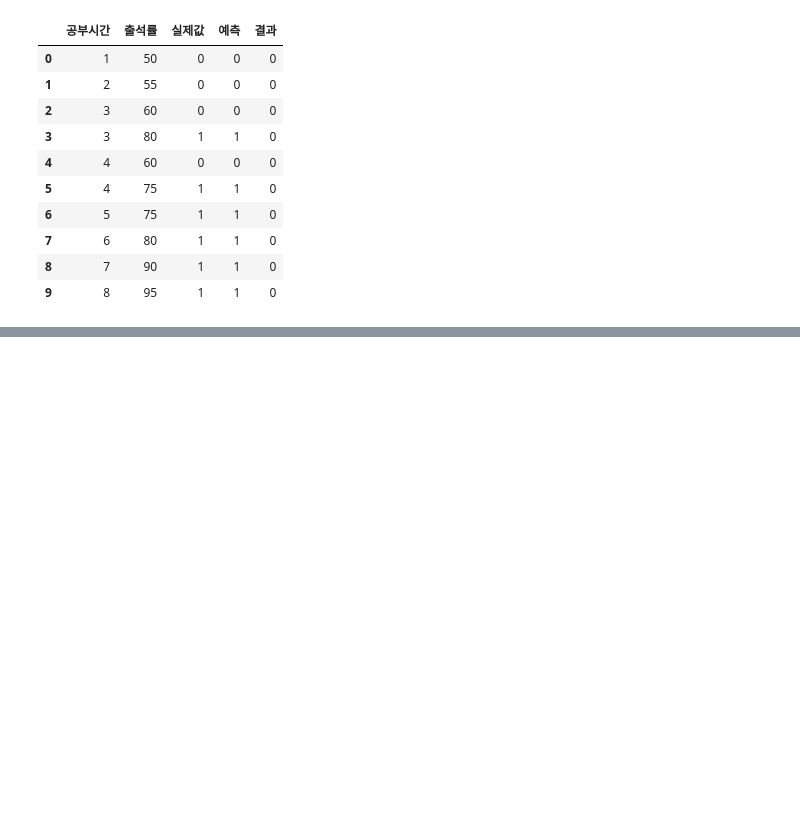
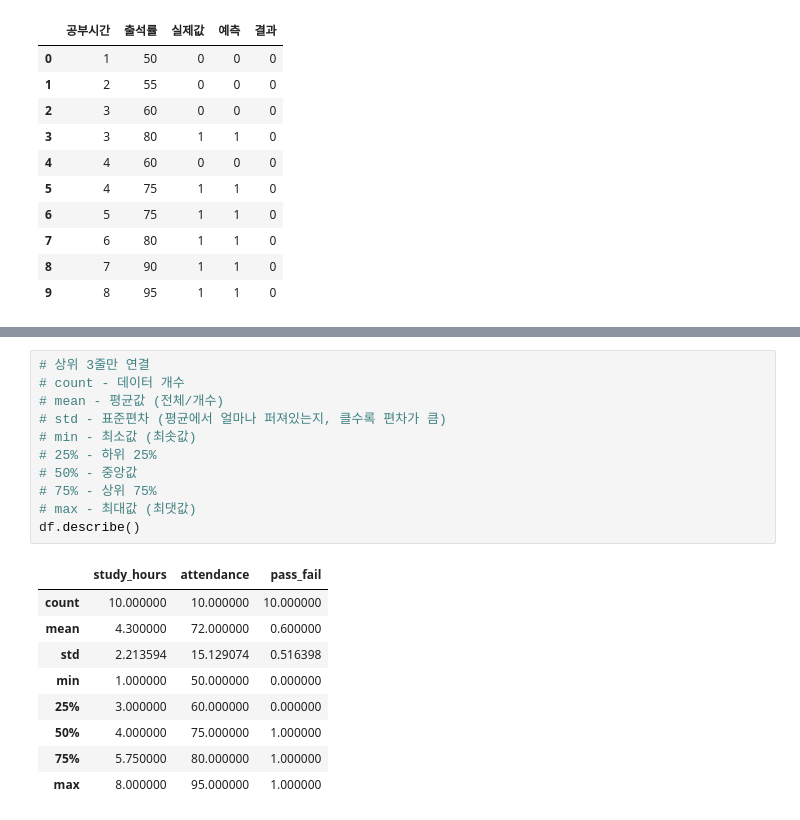
Before and after one commit to LEEJAEHO98/daelim-2-3-ai-programming, a Jupyter notebook: 5주차.ipynb, the cells around one changed output, grey strips where cells are left out. Drawn from its saved outputs; the diff is of its cells as text; blank space fills up the shorter version.

```diff
--- a/5주차.ipynb
+++ b/5주차.ipynb
@@ -63,0 +224,21 @@ result
+# %%
+# 상위 3줄만 연결
+# count - 데이터 개수
+# mean - 평균값 (전체/개수)
+# std - 표준편차 (평균에서 얼마나 퍼져있는지, 클수록 편차가 큼)
+# min - 최소값 (최솟값)
+# 25% - 하위 25%
+# 50% - 중앙값
+# 75% - 상위 75%
+# max - 최대값 (최댓값)
+df.describe()
+# %% [output]
+|  | study_hours | attendance | pass_fail |
+| count | 10.000000 | 10.000000 | 10.000000 |
+| mean | 4.300000 | 72.000000 | 0.600000 |
+| std | 2.213594 | 15.129074 | 0.516398 |
+| min | 1.000000 | 50.000000 | 0.000000 |
+| 25% | 3.000000 | 60.000000 | 0.000000 |
+| 50% | 4.000000 | 75.000000 | 1.000000 |
+| 75% | 5.750000 | 80.000000 | 1.000000 |
+| max | 8.000000 | 95.000000 | 1.000000 |
```
Also changed, not shown: parts of 24 cells of this notebook.
